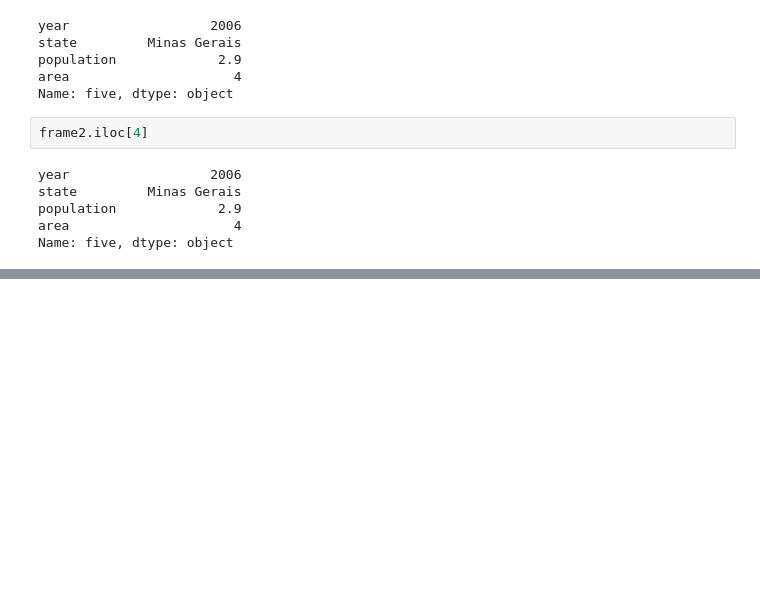
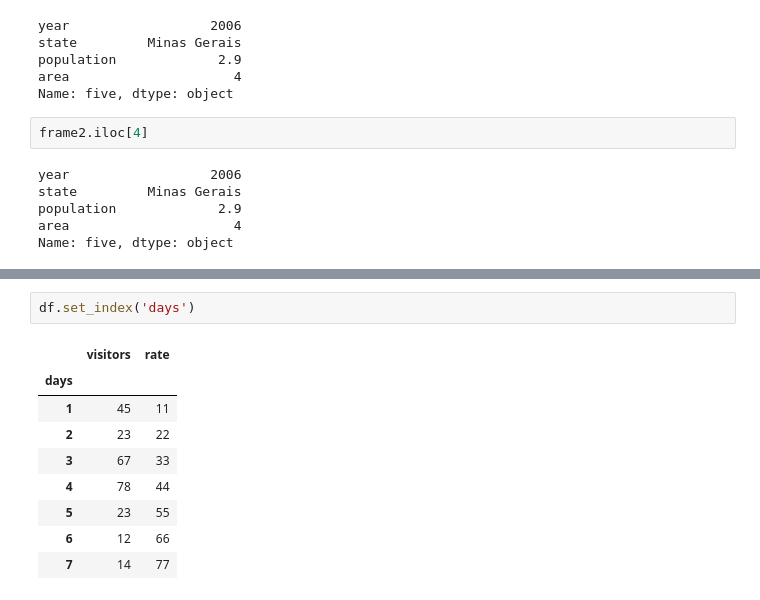
Before and after one commit to jpaulorc/Leaning-Python, a Jupyter notebook: NB00012-pandas.ipynb, the cells around one changed output, grey strips where cells are left out. Cells and saved outputs as stored; diff of their text form; blank space fills up the shorter version.

```diff
--- a/NB00012-pandas.ipynb
+++ b/NB00012-pandas.ipynb
@@ -330,0 +350,12 @@ Name: five, dtype: object
+# %%
+df.set_index('days')
+# %% [output]
+|  | visitors | rate |
+| days |  |  |
+| 1 | 45 | 11 |
+| 2 | 23 | 22 |
+| 3 | 67 | 33 |
+| 4 | 78 | 44 |
+| 5 | 23 | 55 |
+| 6 | 12 | 66 |
+| 7 | 14 | 77 |
```
Also changed, not shown: parts of 6 cells of this notebook.
